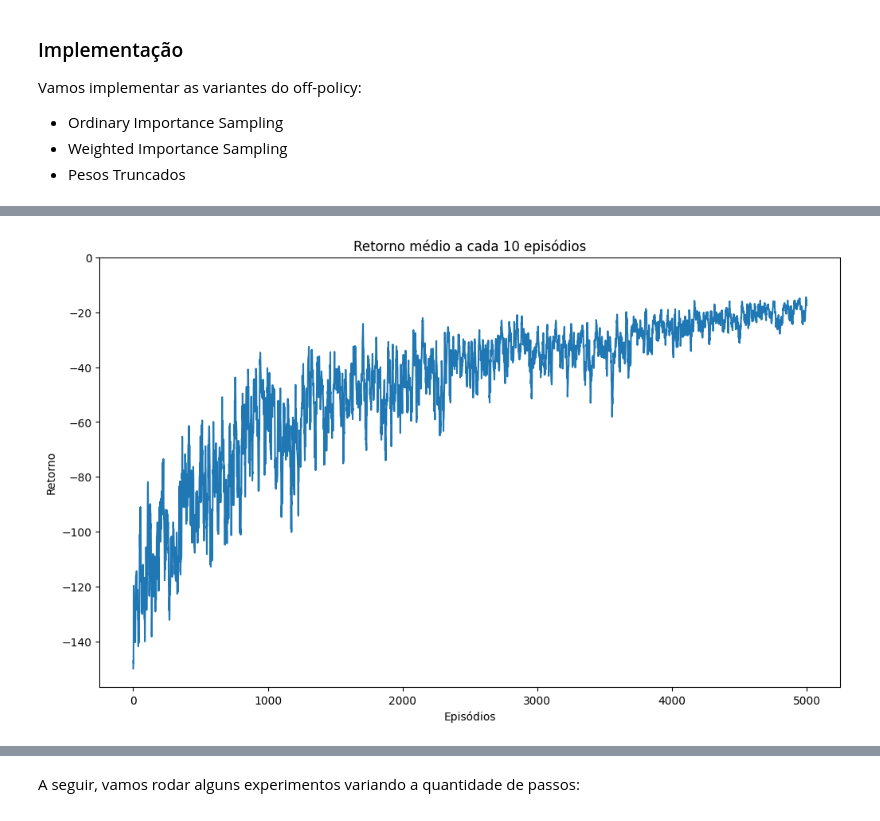
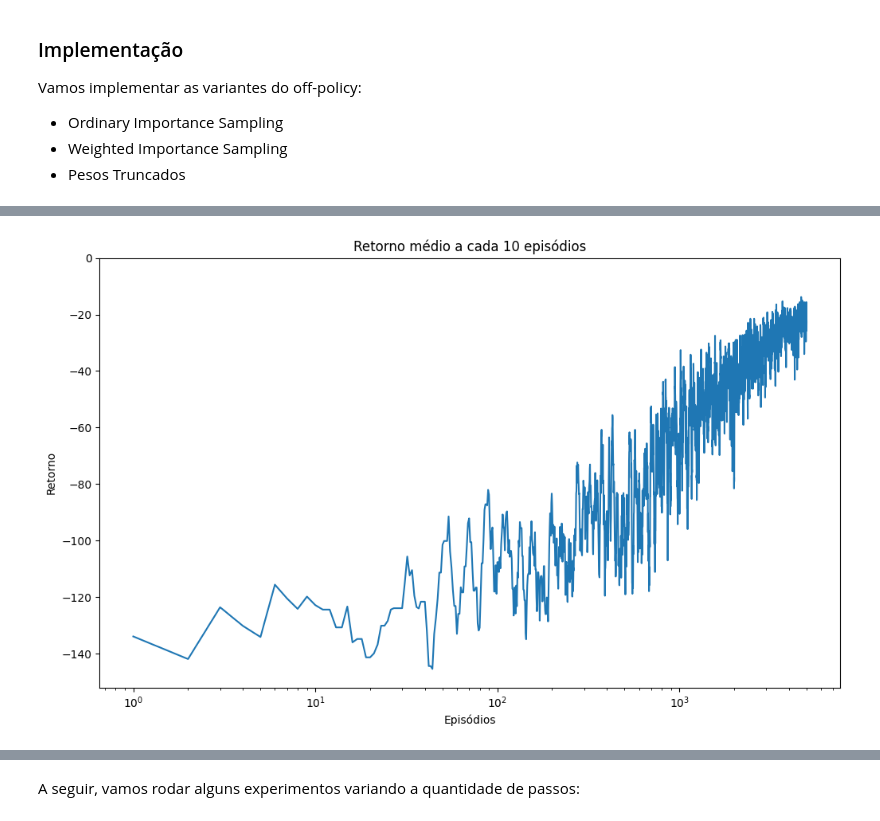
Before and after one commit to Casalbe/TD_nstep_off_policy, a Jupyter notebook: TD_nstep_off_policy.ipynb, the cells around one changed output, grey strips where cells are left out. Drawn from its saved outputs; the diff is of its cells as text; code cells hidden in the pictures.

```diff
--- a/TD_nstep_off_policy.ipynb
+++ b/TD_nstep_off_policy.ipynb
@@ -226,8 +226,8 @@ Episode 5000 Average Reward (last 100): -18.550
 # %%
 # Mostra um gráfico de episódios x retornos não descontados
-plot_result(rewards1, r_max, None)
+plot_result(rewards1, r_max, x_log_scale=True)
 # %% [output]
-[figure, old version]
+[figure, new version]
 # %%
 evaluate_qtable_policy(env, qtable1, 10, epsilon=0.1, verbose=True);
 # %% [output]
```
Also changed, not shown: parts of 20 cells of this notebook, 1 other file.
